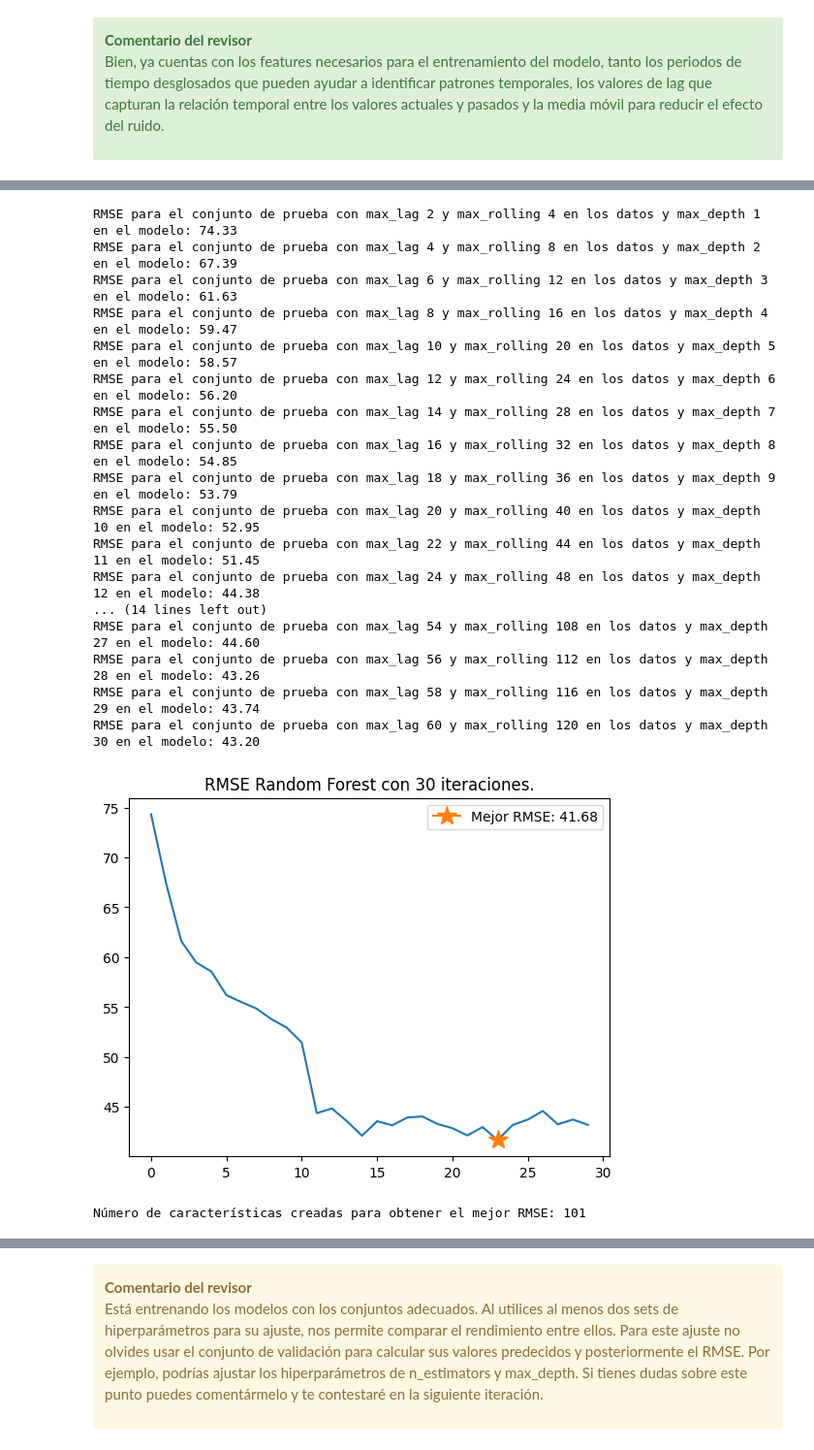
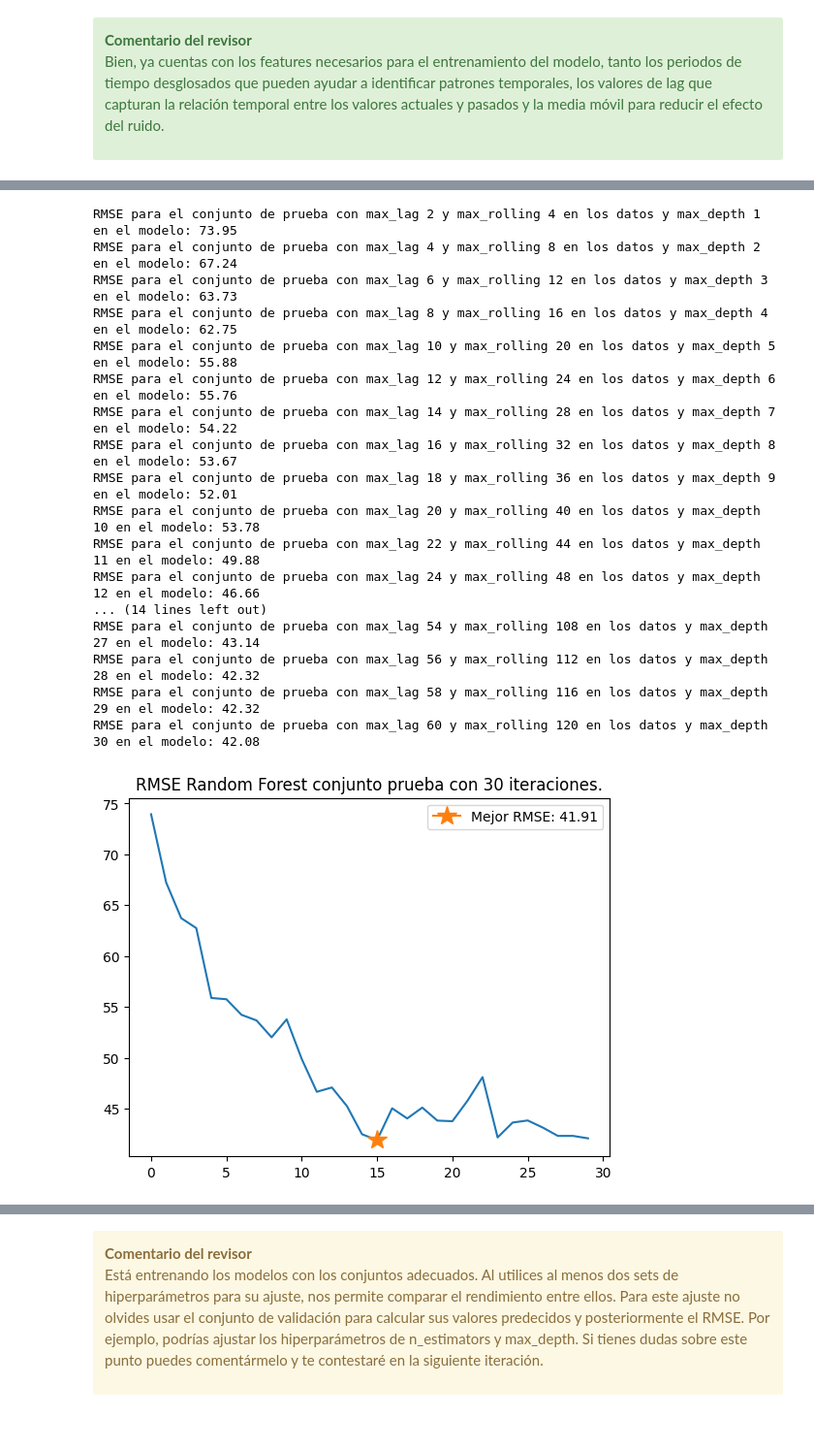
Before and after one commit to Car27VeP/TimeSeriesModelEvaluator, a Jupyter notebook: SweetLiftTaxi.ipynb, the cells around one changed output, grey strips where cells are left out. Shown at 97% size. Saved outputs shown, nothing was run; the diff lists cells and outputs as text; code cells hidden in the pictures.

```diff
--- a/SweetLiftTaxi.ipynb
+++ b/SweetLiftTaxi.ipynb
@@ -393,3 +440,11 @@ conjunto de prueba, y se registra para graficarlo después de las n iteraciones
 
 Bien, ya cuentas con los features necesarios para el entrenamiento del modelo, tanto los periodos de tiempo desglosados que pueden ayudar a identificar patrones temporales, los valores de lag que capturan la relación temporal entre los valores actuales y pasados y la media móvil para reducir el efecto del ruido.
 </div>
+# %%
+new_data = make_features(df,2,4) #genera nueva características.
+features_train, target_train, features_test, target_test = splitting_data(new_data) #Dividir el dataset
+                                                                                        #en conjunto de prueba y entramiento
+features_train, features_valid, target_train, target_valid = train_test_split(features_train,
+                                                                                  target_train,
+                                                                                  test_size=0.1,
+                                                                                  random_state=4)
@@ -450,12 +526,15 @@ predicción definitiva. Solo se cambiaron iterativemente la características de
 # %%
 # %%
 
-rmse_list = []
-pred_test_list = []
-
+rmse_list_train = []
+rmse_list_valid = []
 for x in range(30):
     new_data = make_features(df,2*(x+1),4*(x+1))
     features_train, target_train, features_test, target_test = splitting_data(new_data)
+    features_train, features_valid, target_train, target_valid = train_test_split(features_train,
+                                                                                  target_train,
+                                                                                  test_size=0.1,
+                                                                                  random_state=4)
 
 
     model = DecisionTreeRegressor(max_depth=x+1,
@@ -464,11 +543,13 @@ for x in range(30):
 
     pred_train = model.predict(features_train)
     pred_test = model.predict(features_test)
+    pred_valid = model.predict(features_valid)
 
     print(f'RMSE para el conjunto de prueba con max_lag {2*(x+1)} y max_rolling {4*(x+1)} con max_depth {x+1}: {rmse(target_test, pred_test):.2f}')
 
-    rmse_list.append(rmse(target_test, pred_test))
-rmse_list = np.array(rmse_list)
-grafica_rmse(rmse_list, title="RMSE Árboles con 30 iteraciones")
-print(f"Número de características creadas para obtener el mejor RMSE: {make_features(df,60,120).shape[1]-1}")
+    rmse_list_train.append(rmse(target_test, pred_test))
+    rmse_list_valid.append(rmse(target_valid,pred_valid))
+
+grafica_rmse(rmse_list_train, title="RMSE Árboles conjunto prueba con 30 iteraciones")
+grafica_rmse(rmse_list_valid, title="RMSE Árboles conjunto validación con 30 iteraciones")
 # %% [output]
@@ -503,47 +582,50 @@ En este modelo hubo un aumentas en el parámetro max_depth.
 # %%
 # %%
 
-rmse_list = []
-pred_test_list = []
+rmse_list_train = []
+rmse_list_valid = []
 for x in range(30):
 
     new_data = make_features(df,2*(x+1),4*(x+1))
     features_train, target_train, features_test, target_test = splitting_data(new_data)
+    features_train, features_valid, target_train, target_valid = train_test_split(features_train,
+                                                                                  target_train,
+                                                                                  test_size=0.1,
+                                                                                  random_state=4)
 
     model = RandomForestRegressor(random_state=12345,
                                   criterion='squared_error',
                                   max_depth=x+1)
 
     model.fit(features_train, target_train.values.ravel())
 
     pred_test = model.predict(features_test)
+    pred_valid = model.predict(features_valid)
 
     print(f'RMSE para el conjunto de prueba con max_lag {2*(x+1)} y max_rolling {4*(x+1)} en los datos y max_depth {x+1} en el modelo:'
           f' {rmse(target_test, pred_test):.2f}')
 
-    rmse_list.append(rmse(target_test, pred_test))
+    rmse_list_train.append(rmse(target_test, pred_test))
+    rmse_list_valid.append(rmse(target_valid, pred_valid))
 
-rmse_list = np.array(rmse_list)
-
-grafica_rmse(rmse_list, title="RMSE Random Forest con 30 iteraciones.")
-print(f"Número de características creadas para obtener el mejor RMSE: {make_features(df,96,24).shape[1]-1}")
+grafica_rmse(rmse_list_train, title="RMSE Random Forest conjunto prueba con 30 iteraciones.")
+grafica_rmse(rmse_list_valid, title="RMSE Random Forest conjunto validación con 30 iteraciones.")
 # %% [output]
-RMSE para el conjunto de prueba con max_lag 2 y max_rolling 4 en los datos y max_depth 1 en el modelo: 74.33
-RMSE para el conjunto de prueba con max_lag 4 y max_rolling 8 en los datos y max_depth 2 en el modelo: 67.39
-RMSE para el conjunto de prueba con max_lag 6 y max_rolling 12 en los datos y max_depth 3 en el modelo: 61.63
-RMSE para el conjunto de prueba con max_lag 8 y max_rolling 16 en los datos y max_depth 4 en el modelo: 59.47
-RMSE para el conjunto de prueba con max_lag 10 y max_rolling 20 en los datos y max_depth 5 en el modelo: 58.57
-RMSE para el conjunto de prueba con max_lag 12 y max_rolling 24 en los datos y max_depth 6 en el modelo: 56.20
-RMSE para el conjunto de prueba con max_lag 14 y max_rolling 28 en los datos y max_depth 7 en el modelo: 55.50
-RMSE para el conjunto de prueba con max_lag 16 y max_rolling 32 en los datos y max_depth 8 en el modelo: 54.85
-RMSE para el conjunto de prueba con max_lag 18 y max_rolling 36 en los datos y max_depth 9 en el modelo: 53.79
-RMSE para el conjunto de prueba con max_lag 20 y max_rolling 40 en los datos y max_depth 10 en el modelo: 52.95
-RMSE para el conjunto de prueba con max_lag 22 y max_rolling 44 en los datos y max_depth 11 en el modelo: 51.45
-RMSE para el conjunto de prueba con max_lag 24 y max_rolling 48 en los datos y max_depth 12 en el modelo: 44.38
+RMSE para el conjunto de prueba con max_lag 2 y max_rolling 4 en los datos y max_depth 1 en el modelo: 73.95
+RMSE para el conjunto de prueba con max_lag 4 y max_rolling 8 en los datos y max_depth 2 en el modelo: 67.24
+RMSE para el conjunto de prueba con max_lag 6 y max_rolling 12 en los datos y max_depth 3 en el modelo: 63.73
+RMSE para el conjunto de prueba con max_lag 8 y max_rolling 16 en los datos y max_depth 4 en el modelo: 62.75
+RMSE para el conjunto de prueba con max_lag 10 y max_rolling 20 en los datos y max_depth 5 en el modelo: 55.88
+RMSE para el conjunto de prueba con max_lag 12 y max_rolling 24 en los datos y max_depth 6 en el modelo: 55.76
+RMSE para el conjunto de prueba con max_lag 14 y max_rolling 28 en los datos y max_depth 7 en el modelo: 54.22
+RMSE para el conjunto de prueba con max_lag 16 y max_rolling 32 en los datos y max_depth 8 en el modelo: 53.67
+RMSE para el conjunto de prueba con max_lag 18 y max_rolling 36 en los datos y max_depth 9 en el modelo: 52.01
+RMSE para el conjunto de prueba con max_lag 20 y max_rolling 40 en los datos y max_depth 10 en el modelo: 53.78
+RMSE para el conjunto de prueba con max_lag 22 y max_rolling 44 en los datos y max_depth 11 en el modelo: 49.88
+RMSE para el conjunto de prueba con max_lag 24 y max_rolling 48 en los datos y max_depth 12 en el modelo: 46.66
 ... (14 lines left out)
-RMSE para el conjunto de prueba con max_lag 54 y max_rolling 108 en los datos y max_depth 27 en el modelo: 44.60
-RMSE para el conjunto de prueba con max_lag 56 y max_rolling 112 en los datos y max_depth 28 en el modelo: 43.26
-RMSE para el conjunto de prueba con max_lag 58 y max_rolling 116 en los datos y max_depth 29 en el modelo: 43.74
-RMSE para el conjunto de prueba con max_lag 60 y max_rolling 120 en los datos y max_depth 30 en el modelo: 43.20
+RMSE para el conjunto de prueba con max_lag 54 y max_rolling 108 en los datos y max_depth 27 en el modelo: 43.14
+RMSE para el conjunto de prueba con max_lag 56 y max_rolling 112 en los datos y max_depth 28 en el modelo: 42.32
+RMSE para el conjunto de prueba con max_lag 58 y max_rolling 116 en los datos y max_depth 29 en el modelo: 42.32
+RMSE para el conjunto de prueba con max_lag 60 y max_rolling 120 en los datos y max_depth 30 en el modelo: 42.08
-[figure, old version]
+[figure, new version]
-Número de características creadas para obtener el mejor RMSE: 101
```
Also changed, not shown: parts of 59 cells of this notebook.
